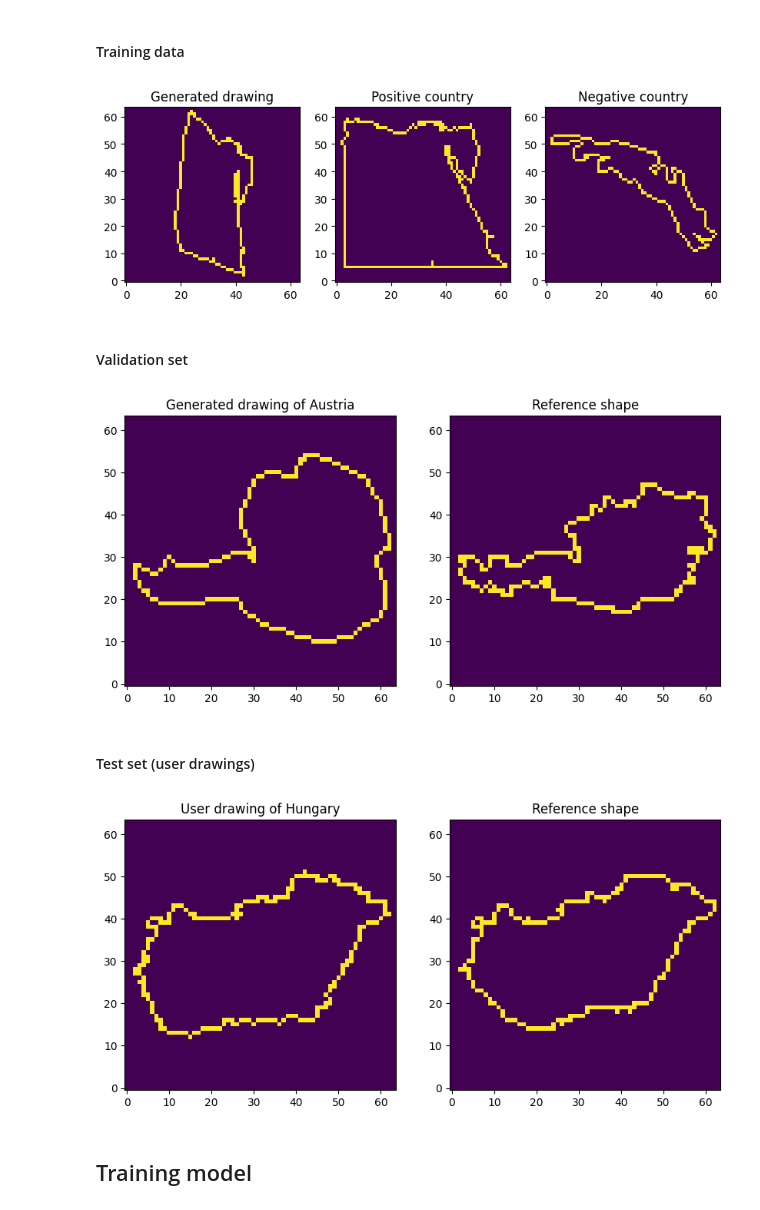
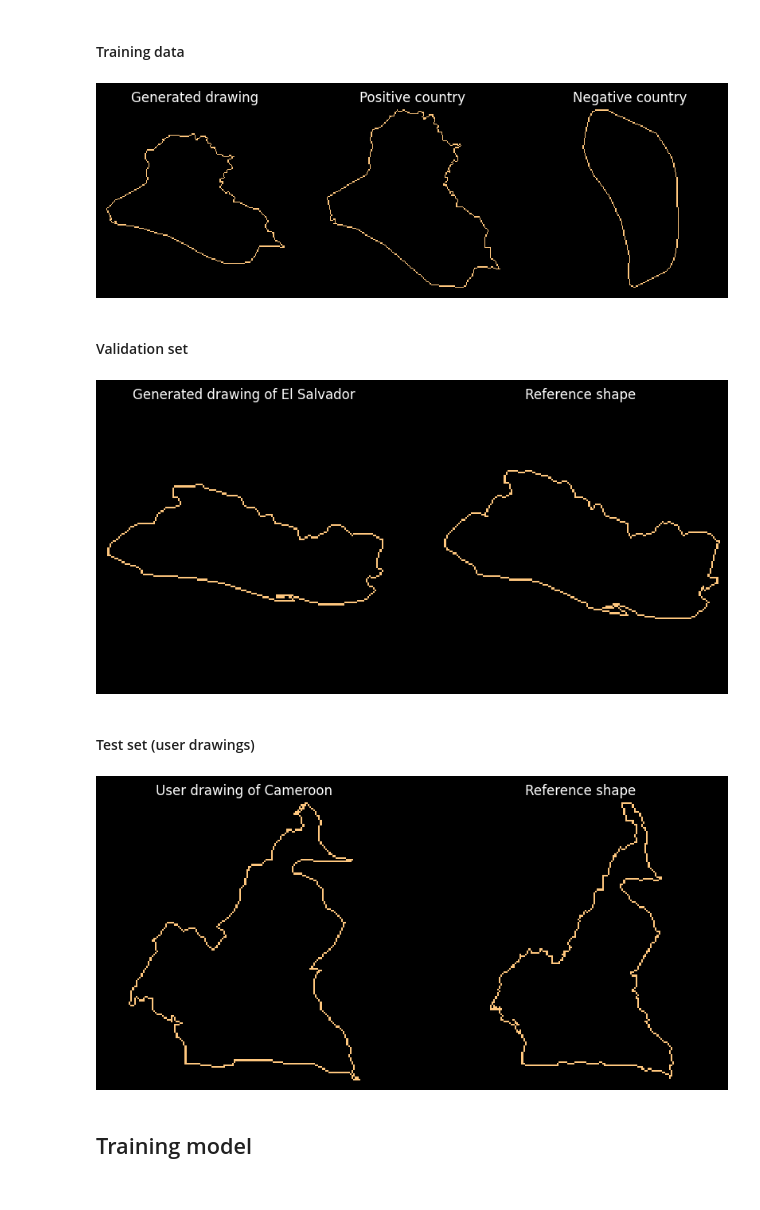
Before and after one commit to JortdeJong13/country-guess, a Jupyter notebook: Model training.ipynb, the cells around one changed output. Saved outputs shown, nothing was run; the diff lists cells and outputs as text; code cells hidden in the pictures.

```diff
--- a/Model training.ipynb
+++ b/Model training.ipynb
@@ -21,10 +21,11 @@ from countryguess.training import triplet_mining, eval_fn
 # %% [markdown]
 ### Initialise datasets
 # %%
-ref_data = Dataset()
-train_data = TripletDataset()
-val_data = ValDataset()
-test_data = TestDataset()
+shape=(160, 160)
+ref_data = Dataset(shape=shape)
+train_data = TripletDataset(shape=shape, temp=0.7)
+val_data = ValDataset(shape=shape, temp=0.7)
+test_data = TestDataset(shape=shape)
 # %% [markdown]
 ### Plotting
 # %% [markdown]
@@ -32,18 +33,20 @@ test_data = TestDataset()
 # %%
 idx = random.randint(0, len(train_data) - 1)
 sample = train_data[idx]
 
 #Plotting
 fig, axs = plt.subplots(1, 3, figsize=(10, 5))
-axs[0].imshow(sample["drawing"], interpolation='nearest', origin='lower')
-axs[0].set_title("Generated drawing")
-axs[1].imshow(sample["pos_img"], interpolation='nearest', origin='lower')
-axs[1].set_title("Positive country")
-axs[2].imshow(sample["neg_img"], interpolation='nearest', origin='lower')
-axs[2].set_title("Negative country")
+fig.patch.set_facecolor('black')
+axs[0].imshow(sample["drawing"], interpolation='nearest', origin='lower', cmap='copper')
+axs[0].set_title("Generated drawing", color='white')
+axs[1].imshow(sample["pos_img"], interpolation='nearest', origin='lower', cmap='copper')
+axs[1].set_title("Positive country", color='white')
+axs[2].imshow(sample["neg_img"], interpolation='nearest', origin='lower', cmap='copper')
+axs[2].set_title("Negative country", color='white')
+for ax in axs: ax.axis('off')
 plt.show()
 # %% [output]
-[figure, old version]
+[figure, new version]
 # %% [markdown]
 #### Validation set
 # %%
@@ -54,15 +57,17 @@ sample = val_data[idx]
 
 #Plotting
 fig, axs = plt.subplots(1, 2, figsize=(10, 5))
-axs[0].imshow(sample["drawing"], interpolation='nearest', origin='lower')
-axs[0].set_title(f"Generated drawing of {sample['country_name']}")
+fig.patch.set_facecolor('black')
+axs[0].imshow(sample["drawing"], interpolation='nearest', origin='lower', cmap='copper')
+axs[0].set_title(f"Generated drawing of {sample['country_name']}", color='white')
 
 img = poly_to_img(ref_data.from_country_name(sample['country_name']), ref_data.shape)
-axs[1].imshow(img, interpolation='nearest', origin='lower')
-axs[1].set_title("Reference shape")
+axs[1].imshow(img, interpolation='nearest', origin='lower', cmap='copper')
+axs[1].set_title("Reference shape", color='white')
+for ax in axs: ax.axis('off')
 plt.show()
 # %% [output]
-[figure, old version]
+[figure, new version]
 # %% [markdown]
 #### Test set (user drawings)
 # %%
@@ -71,15 +76,17 @@ sample = test_data[idx]
 
 #Plotting
 fig, axs = plt.subplots(1, 2, figsize=(10, 5))
-axs[0].imshow(sample["drawing"], interpolation='nearest', origin='lower')
-axs[0].set_title(f"User drawing of {sample['country_name']}")
+fig.patch.set_facecolor('black')
+axs[0].imshow(sample["drawing"], interpolation='nearest', origin='lower', cmap='copper')
+axs[0].set_title(f"User drawing of {sample['country_name']}", color='white')
 
 img = poly_to_img(ref_data.from_country_name(sample['country_name']), ref_data.shape)
-axs[1].imshow(img, interpolation='nearest', origin='lower')
-axs[1].set_title("Reference shape")
+axs[1].imshow(img, interpolation='nearest', origin='lower', cmap='copper')
+axs[1].set_title("Reference shape", color='white')
+for ax in axs: ax.axis('off')
 plt.show()
 # %% [output]
-[figure, old version]
+[figure, new version]
 # %% [markdown]
 ## Training model
 # %% [markdown]
```
Also changed, not shown: parts of 1 cell of this notebook, 4 other files.
